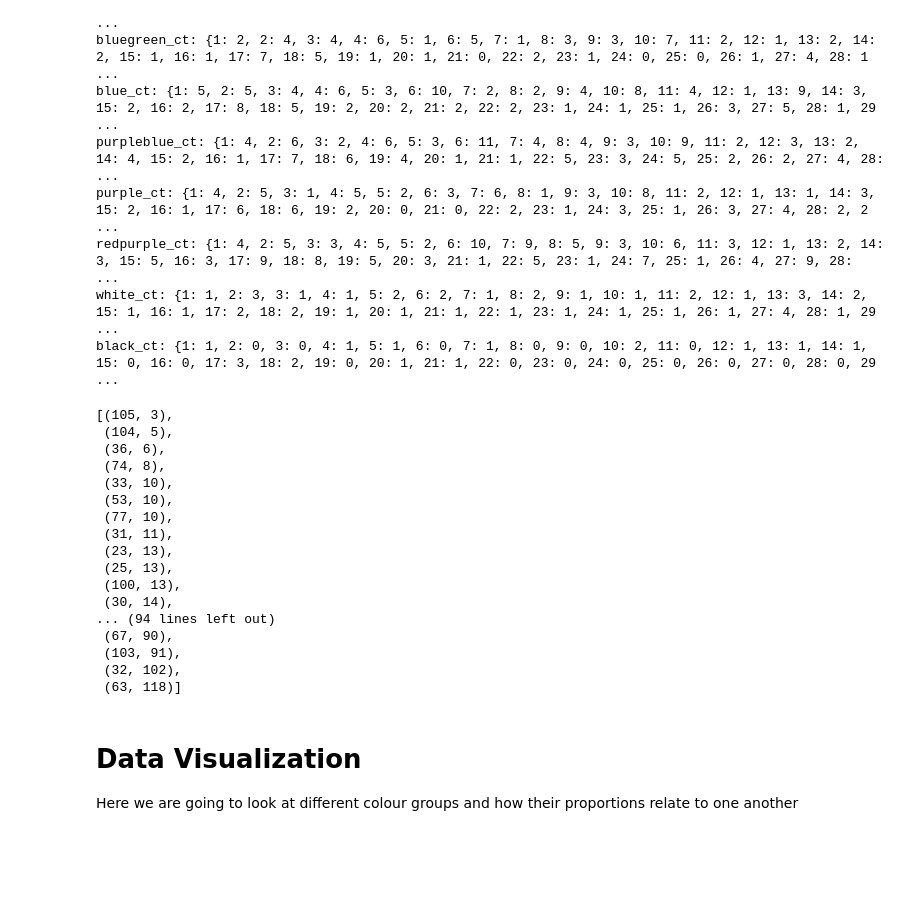
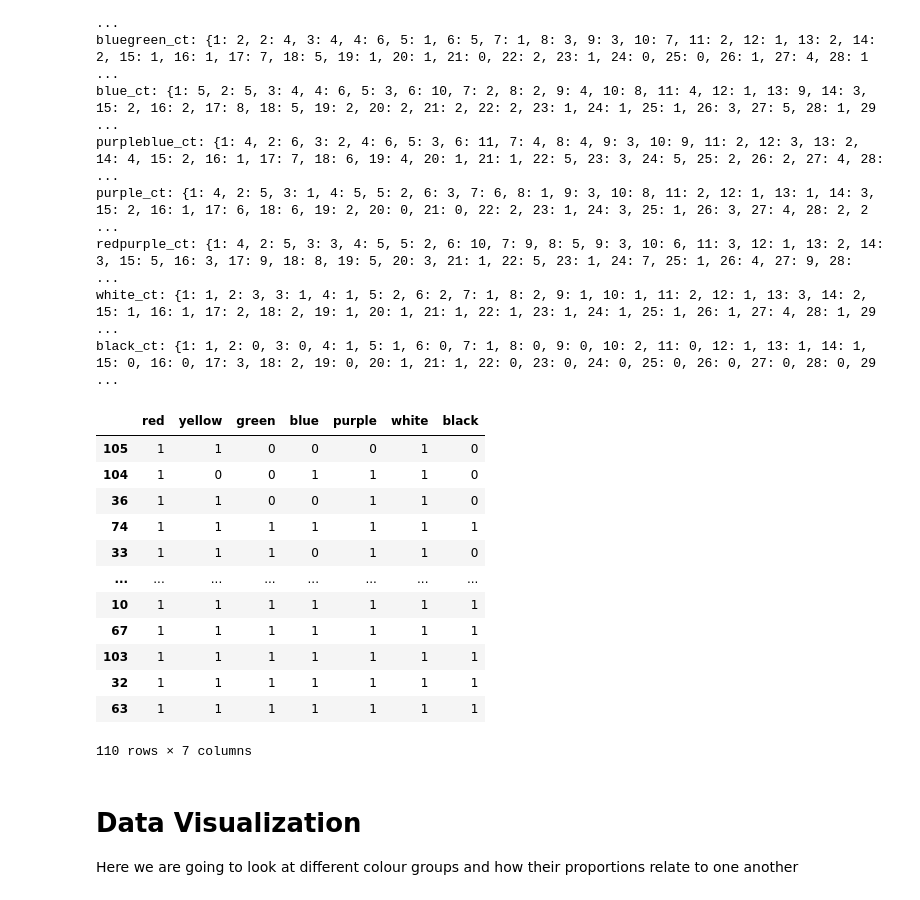
Before and after one commit to ezrarp/WCS_COG260, a Jupyter notebook: main.ipynb, the cells around one changed output. Drawn from its saved outputs; the diff is of its cells as text; code cells hidden in the pictures; blank space fills up the shorter version.

Commit message:
added a fucntion that checks if a language has a colour term and then creates a table and exports it to a CSv

```diff
--- a/main.ipynb
+++ b/main.ipynb
@@ -330,22 +330,3 @@ for colour in color_terms:
 # %%
 # sort the languages by the total number of terms
 sorted_total_terms = sorted(total_terms.items(), key=lambda kv: kv[1])
-sorted_total_terms
-# %% [output]
-[(105, 3),
- (104, 5),
- (36, 6),
- (74, 8),
- (33, 10),
- (53, 10),
- (77, 10),
- (31, 11),
- (23, 13),
- (25, 13),
- (100, 13),
- (30, 14),
-... (94 lines left out)
- (67, 90),
- (103, 91),
- (32, 102),
- (63, 118)]
@@ -352,3 +379,36 @@ sorted_total_terms
+# %%
+# creates a dictionary of the sorted languages and if they have a term for a colour
+binary_table = {}
+for language in sorted_total_terms:
+    binary_table[language[0]] = {}
+    binary_table[language[0]]['red'] = check_term(language[0], 'red')
+    binary_table[language[0]]['yellow'] = check_term(language[0], 'yellow')
+    binary_table[language[0]]['green'] = check_term(language[0], 'green')
+    binary_table[language[0]]['blue'] = check_term(language[0], 'blue')
+    binary_table[language[0]]['purple'] = check_term(language[0], 'purple')
+    binary_table[language[0]]['white'] = check_term(language[0], 'white')
+    binary_table[language[0]]['black'] = check_term(language[0], 'black')
+
+# creates a dataframe from the binary table
+binary_table_df = pd.DataFrame(binary_table)
+binary_table_df = binary_table_df.T
+
+binary_table_df.to_csv('sorted_binary_table.csv', index=False)
+binary_table_df
+# %% [output]
+|  | red | yellow | green | blue | purple | white | black |
+| 105 | 1 | 1 | 0 | 0 | 0 | 1 | 0 |
+| 104 | 1 | 0 | 0 | 1 | 1 | 1 | 0 |
+| 36 | 1 | 1 | 0 | 0 | 1 | 1 | 0 |
+| 74 | 1 | 1 | 1 | 1 | 1 | 1 | 1 |
+| 33 | 1 | 1 | 1 | 0 | 1 | 1 | 0 |
+| ... | ... | ... | ... | ... | ... | ... | ... |
+| 10 | 1 | 1 | 1 | 1 | 1 | 1 | 1 |
+| 67 | 1 | 1 | 1 | 1 | 1 | 1 | 1 |
+| 103 | 1 | 1 | 1 | 1 | 1 | 1 | 1 |
+| 32 | 1 | 1 | 1 | 1 | 1 | 1 | 1 |
+| 63 | 1 | 1 | 1 | 1 | 1 | 1 | 1 |
+110 rows × 7 columns
 # %% [markdown]
 # Data Visualization
 Here we are going to look at different colour groups and how their proportions relate to one another
```
Also changed, not shown: parts of 2 cells of this notebook, 1 other file.
